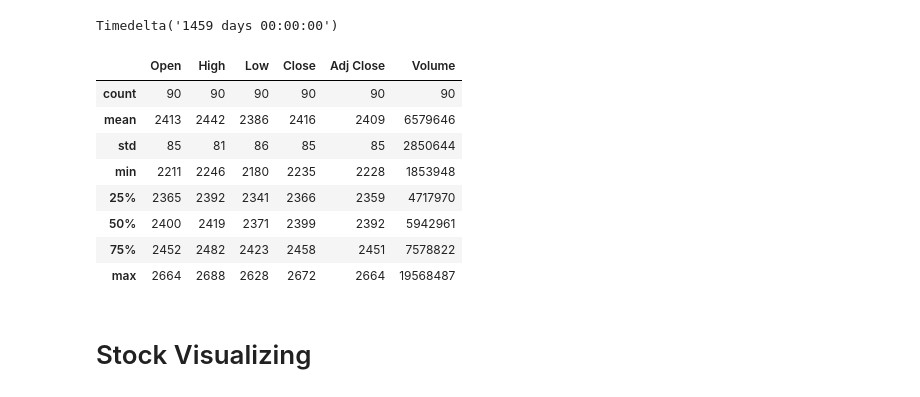
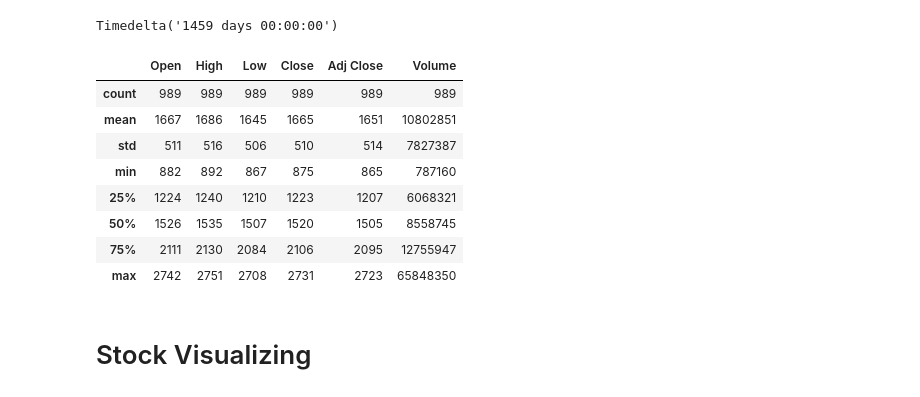
Before and after one commit to Harshit-0307/Stocks-Visualizing-and-Analysis, a Jupyter notebook: Code/stock_analysis_reliance.ipynb, the cells around one changed output. Saved outputs shown, nothing was run; the diff lists cells and outputs as text; code cells hidden in the pictures.

```diff
--- a/Code/stock_analysis_reliance.ipynb
+++ b/Code/stock_analysis_reliance.ipynb
@@ -100,17 +100,17 @@ RELIANCE_df['Date'].max()-RELIANCE_df['Date'].min()
 Timedelta('1459 days 00:00:00')
 # %%
 #describe function in pandas is used to get the descriptive data from the data. and with that i have used to astype to change the data from the float to the int.
-RELIANCE_df.iloc[-90:].describe().astype(int)
+RELIANCE_df.describe().astype(int)
 # %% [output]
 |  | Open | High | Low | Close | Adj Close | Volume |
-| count | 90 | 90 | 90 | 90 | 90 | 90 |
-| mean | 2413 | 2442 | 2386 | 2416 | 2409 | 6579646 |
-| std | 85 | 81 | 86 | 85 | 85 | 2850644 |
-| min | 2211 | 2246 | 2180 | 2235 | 2228 | 1853948 |
-| 25% | 2365 | 2392 | 2341 | 2366 | 2359 | 4717970 |
-| 50% | 2400 | 2419 | 2371 | 2399 | 2392 | 5942961 |
-| 75% | 2452 | 2482 | 2423 | 2458 | 2451 | 7578822 |
-| max | 2664 | 2688 | 2628 | 2672 | 2664 | 19568487 |
+| count | 989 | 989 | 989 | 989 | 989 | 989 |
+| mean | 1667 | 1686 | 1645 | 1665 | 1651 | 10802851 |
+| std | 511 | 516 | 506 | 510 | 514 | 7827387 |
+| min | 882 | 892 | 867 | 875 | 865 | 787160 |
+| 25% | 1224 | 1240 | 1210 | 1223 | 1207 | 6068321 |
+| 50% | 1526 | 1535 | 1507 | 1520 | 1505 | 8558745 |
+| 75% | 2111 | 2130 | 2084 | 2106 | 2095 | 12755947 |
+| max | 2742 | 2751 | 2708 | 2731 | 2723 | 65848350 |
 # %% [markdown]
 # Stock Visualizing
 # %% [markdown]
```
Also changed, not shown: parts of 6 cells of this notebook, 3 other files.
